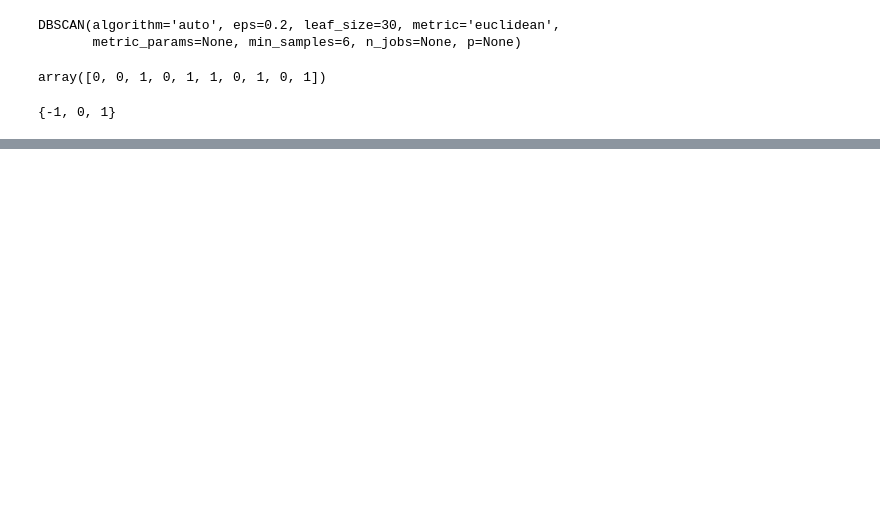
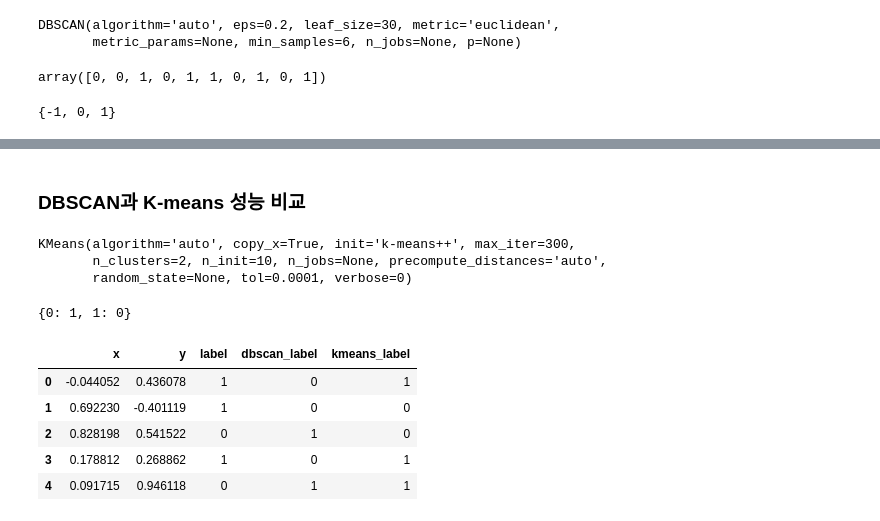
Before and after one commit to HYUNSOOLEE-6839/TIL, a Jupyter notebook: Day-43/Machine_Learning&Clustering_Analysis2.ipynb, the cells around one changed output, grey strips where cells are left out. Drawn from its saved outputs; the diff is of its cells as text; code cells hidden in the pictures; blank space fills up the shorter version.

```diff
--- a/Day-43/Machine_Learning&Clustering_Analysis2.ipynb
+++ b/Day-43/Machine_Learning&Clustering_Analysis2.ipynb
@@ -833,3 +833,33 @@ min_samples:6 ->> label 수 : 3
 [interactive output not drawn]
 min_samples:30 ->> label 수 : 1
 [interactive output not drawn]
+# %% [markdown]
+### DBSCAN과 K-means 성능 비교
+# %%
+moon_km = KMeans(n_clusters=2).fit(moon_data)
+moon_km
+# %% [output]
+KMeans(algorithm='auto', copy_x=True, init='k-means++', max_iter=300,
+       n_clusters=2, n_init=10, n_jobs=None, precompute_distances='auto',
+       random_state=None, tol=0.0001, verbose=0)
+# %%
+compare_kmeans_clusters = dict(zip(moon_km.labels_, moon_labels))
+compare_kmeans_clusters
+# %% [output]
+{0: 1, 1: 0}
+# %%
+moon_data_df["kmeans_label"] = moon_km.labels_
+moon_data_df["kmeans_label"] = moon_data_df["kmeans_label"].astype(str)
+
+moon_dbscan = DBSCAN(eps=0.2, min_samples=6).fit(moon_data)
+moon_data_df["dbscan_label"] = moon_dbscan.labels_
+moon_data_df["dbscan_label"] = moon_data_df["dbscan_label"].astype(str)
+
+moon_data_df.head()
+# %% [output]
+|  | x | y | label | dbscan_label | kmeans_label |
+| 0 | -0.044052 | 0.436078 | 1 | 0 | 1 |
+| 1 | 0.692230 | -0.401119 | 1 | 0 | 0 |
+| 2 | 0.828198 | 0.541522 | 0 | 1 | 0 |
+| 3 | 0.178812 | 0.268862 | 1 | 0 | 1 |
+| 4 | 0.091715 | 0.946118 | 0 | 1 | 1 |
```
Also changed, not shown: parts of 32 cells of this notebook.
